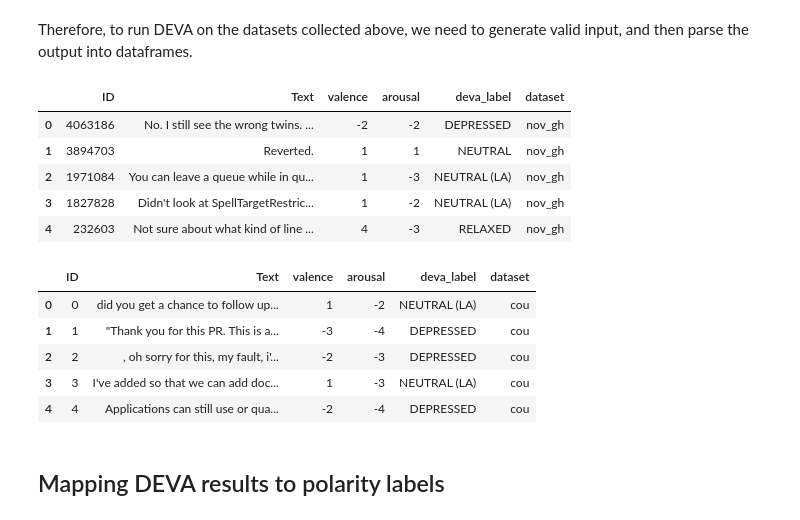
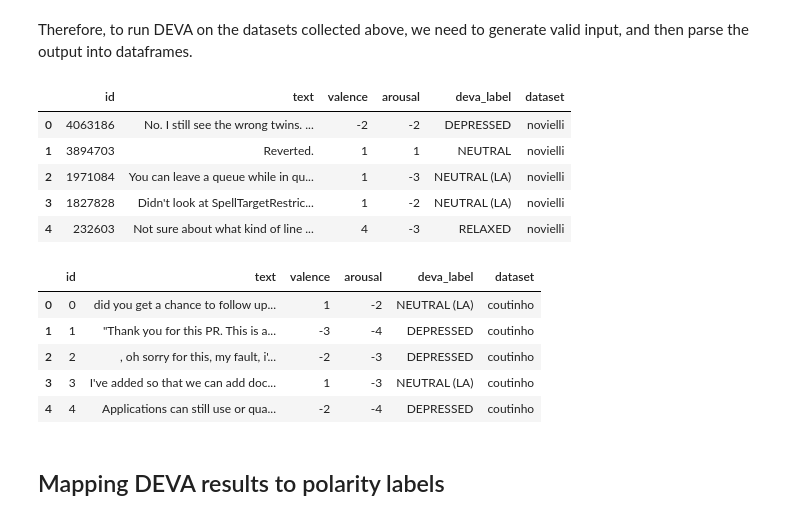
Before and after one commit to davidmrc6/bep, a Jupyter notebook: notebooks/main.ipynb, the cells around one changed output. Cells and saved outputs as stored; diff of their text form; code cells hidden in the pictures.

```diff
--- a/notebooks/main.ipynb
+++ b/notebooks/main.ipynb
@@ -134,8 +135,8 @@ def parse_deva_output(filepath, dataset_label):
                 id_and_text, valence, arousal, label = parts
                 id_, text = id_and_text.split('\t', 1)  # split id from text on first tab
                 rows.append({
-                    'ID': id_.strip(),
-                    'Text': text.strip(),
+                    'id': id_.strip(),
+                    'text': text.strip(),
                     'valence': int(valence.strip()),
                     'arousal': int(arousal.strip()),
                     'deva_label': label.strip(),
@@ -143,25 +144,25 @@ def parse_deva_output(filepath, dataset_label):
                 })
     return pd.DataFrame(rows)
 # %%
-df_deva_gh = parse_deva_output(DEVA_OUTPUT_DIR / "nov_gh_out.txt", "nov_gh")
-df_deva_gh.head(5)
+df_deva_novielli = parse_deva_output(DEVA_OUTPUT_DIR / "nov_gh_out.txt", "novielli")
+df_deva_novielli.head(5)
 # %% [output]
-|  | ID | Text | valence | arousal | deva_label | dataset |
-| 0 | 4063186 | No. I still see the wrong twins. ... | -2 | -2 | DEPRESSED | nov_gh |
-| 1 | 3894703 | Reverted. | 1 | 1 | NEUTRAL | nov_gh |
-| 2 | 1971084 | You can leave a queue while in qu... | 1 | -3 | NEUTRAL (LA) | nov_gh |
-| 3 | 1827828 | Didn't look at SpellTargetRestric... | 1 | -2 | NEUTRAL (LA) | nov_gh |
-| 4 | 232603 | Not sure about what kind of line ... | 4 | -3 | RELAXED | nov_gh |
+|  | id | text | valence | arousal | deva_label | dataset |
+| 0 | 4063186 | No. I still see the wrong twins. ... | -2 | -2 | DEPRESSED | novielli |
+| 1 | 3894703 | Reverted. | 1 | 1 | NEUTRAL | novielli |
+| 2 | 1971084 | You can leave a queue while in qu... | 1 | -3 | NEUTRAL (LA) | novielli |
+| 3 | 1827828 | Didn't look at SpellTargetRestric... | 1 | -2 | NEUTRAL (LA) | novielli |
+| 4 | 232603 | Not sure about what kind of line ... | 4 | -3 | RELAXED | novielli |
 # %%
-df_deva_cou = parse_deva_output(DEVA_OUTPUT_DIR / "cou_out.txt", "cou")
-df_deva_cou.head(5)
+df_deva_coutinho = parse_deva_output(DEVA_OUTPUT_DIR / "cou_out.txt", "coutinho")
+df_deva_coutinho.head(5)
 # %% [output]
-|  | ID | Text | valence | arousal | deva_label | dataset |
-| 0 | 0 | did you get a chance to follow up... | 1 | -2 | NEUTRAL (LA) | cou |
-| 1 | 1 | "Thank you for this PR. This is a... | -3 | -4 | DEPRESSED | cou |
-| 2 | 2 | , oh sorry for this, my fault, i'... | -2 | -3 | DEPRESSED | cou |
-| 3 | 3 | I've added so that we can add doc... | 1 | -3 | NEUTRAL (LA) | cou |
-| 4 | 4 | Applications can still use or qua... | -2 | -4 | DEPRESSED | cou |
+|  | id | text | valence | arousal | deva_label | dataset |
+| 0 | 0 | did you get a chance to follow up... | 1 | -2 | NEUTRAL (LA) | coutinho |
+| 1 | 1 | "Thank you for this PR. This is a... | -3 | -4 | DEPRESSED | coutinho |
+| 2 | 2 | , oh sorry for this, my fault, i'... | -2 | -3 | DEPRESSED | coutinho |
+| 3 | 3 | I've added so that we can add doc... | 1 | -3 | NEUTRAL (LA) | coutinho |
+| 4 | 4 | Applications can still use or qua... | -2 | -4 | DEPRESSED | coutinho |
 # %% [markdown]
 ## Mapping DEVA results to polarity labels
 # %% [markdown]
```
Also changed, not shown: parts of 15 cells of this notebook.
